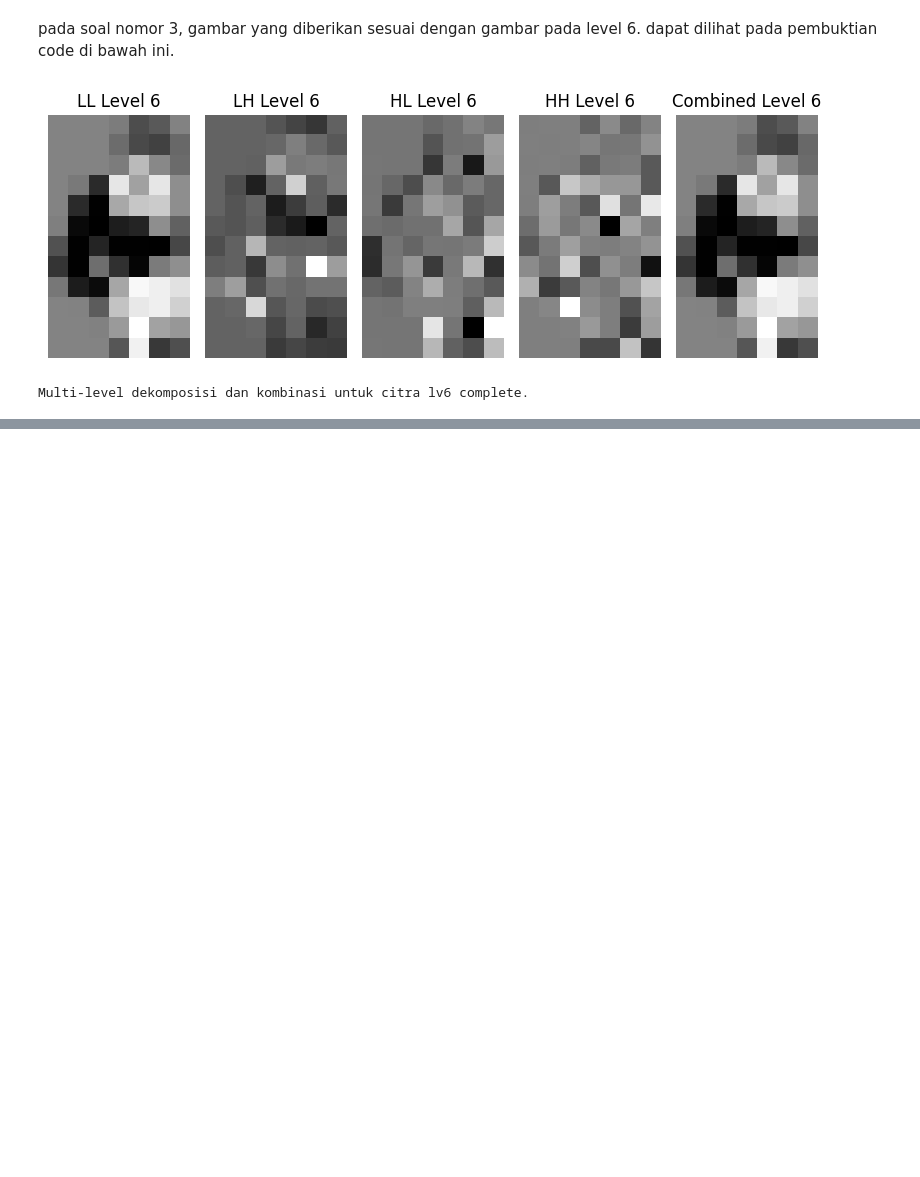
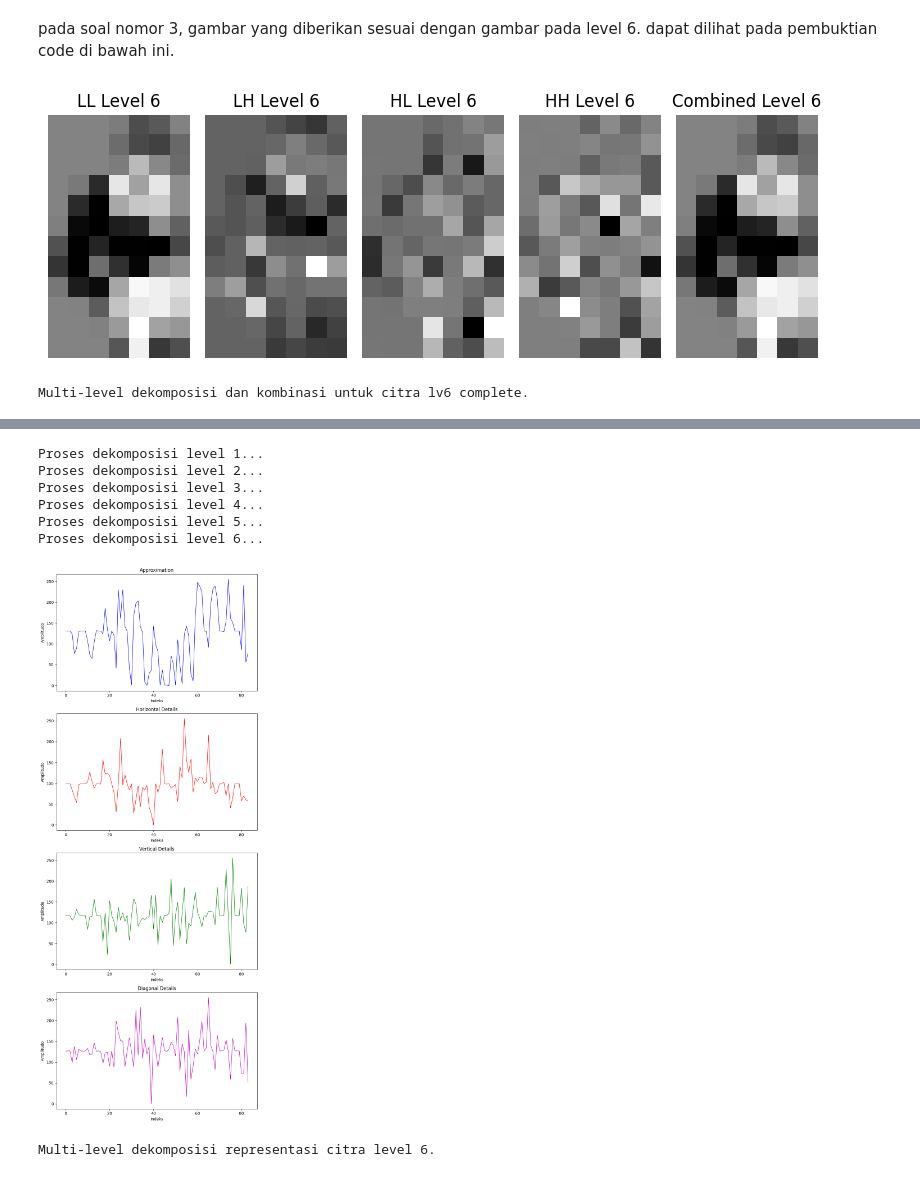
Before and after one commit to Digital-Image-Processing-2024/modul-3-jurnal-Ajundasrikaa, a Jupyter notebook: jurnalmod3.ipynb, the cells around one changed output, grey strips where cells are left out. Saved outputs shown, nothing was run; the diff lists cells and outputs as text; code cells hidden in the pictures; blank space fills up the shorter version.

```diff
--- a/jurnalmod3.ipynb
+++ b/jurnalmod3.ipynb
@@ -332,0 +337,8 @@ Multi-level dekomposisi dan kombinasi untuk citra lv6 complete.
+# %%
+def get_amplitude_index(img):
+    amplitude = (img - np.min(img)) * (255 / (np.max(img) - np.min(img)))
+    index = np.arange(img.size).reshape(img.shape)
+
+    return amplitude, index
+
+num_levels = 6
@@ -332,0 +349,58 @@ Multi-level dekomposisi dan kombinasi untuk citra lv6 complete.
+# %%
+current_image = image
+for level in range(1, num_levels + 1):
+    print(f"Proses dekomposisi level {level}...")
+
+    LL = dekomposisi(current_image, low_pass_filter, low_pass_filter)
+    LH = dekomposisi(current_image, low_pass_filter, high_pass_filter)
+    HL = dekomposisi(current_image, high_pass_filter, low_pass_filter)
+    HH = dekomposisi(current_image, high_pass_filter, high_pass_filter)
+
+    LL_normalisasi = normalize_image(LL)
+    LH_normalisasi = normalize_image(LH)
+    HL_normalisasi = normalize_image(HL)
+    HH_normalisasi = normalize_image(HH)
+
+    if level == 6:
+        LL_amplitudo, LL_idx = get_amplitude_index(LL_normalisasi)
+        LH_amplitudo, LH_idx = get_amplitude_index(LH_normalisasi)
+        HL_amplitudo, HL_idx = get_amplitude_index(HL_normalisasi)
+        HH_amplitudo, HH_idx = get_amplitude_index(HH_normalisasi)
+
+        fig, axes = plt.subplots(4, 1, figsize=(8, 20))
+
+        axes[0].plot(LL_idx.flatten(), LL_amplitudo.flatten(), 'b-', linewidth=1)
+        axes[0].set_title("Approximation")
+        axes[0].set_xlabel("Indeks")
+        axes[0].set_ylabel("Amplitudo")
+
+        axes[1].plot(LH_idx.flatten(), LH_amplitudo.flatten(), 'r-', linewidth=1)
+        axes[1].set_title("Horizontal Details")
+        axes[1].set_xlabel("Indeks")
+        axes[1].set_ylabel("Amplitudo")
+
+        axes[2].plot(HL_idx.flatten(), HL_amplitudo.flatten(), 'g-', linewidth=1)
+        axes[2].set_title("Vertical Details")
+        axes[2].set_xlabel("Indeks")
+        axes[2].set_ylabel("Amplitudo")
+
+        axes[3].plot(HH_idx.flatten(), HH_amplitudo.flatten(), 'm-', linewidth=1)
+        axes[3].set_title("Diagonal Details")
+        axes[3].set_xlabel("Indeks")
+        axes[3].set_ylabel("Amplitudo")
+
+        plt.tight_layout()
+        plt.show()
+
+    current_image = LL
+
+print("Multi-level dekomposisi representasi citra level 6.")
+# %% [output]
+Proses dekomposisi level 1...
+Proses dekomposisi level 2...
+Proses dekomposisi level 3...
+Proses dekomposisi level 4...
+Proses dekomposisi level 5...
+Proses dekomposisi level 6...
+[figure, added]
+Multi-level dekomposisi representasi citra level 6.
```
Also changed, not shown: parts of 4 cells of this notebook.
